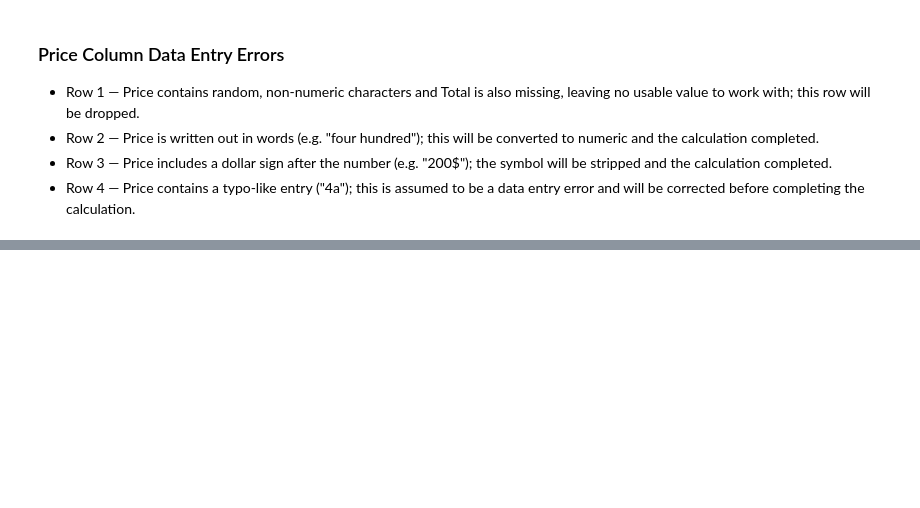
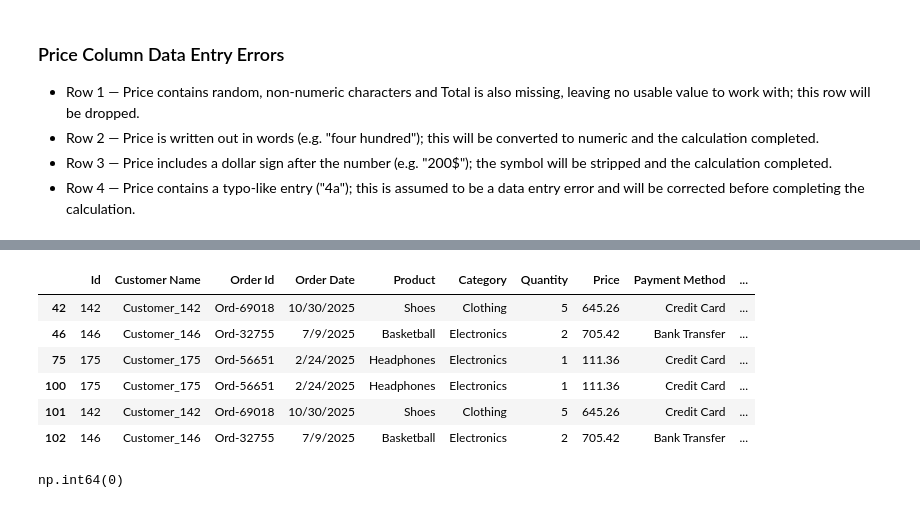
Before and after one commit to FoXx-codes/Sales_eda_classification, a Jupyter notebook: Ecom_EDAK.ipynb, the cells around one changed output, grey strips where cells are left out. Drawn from its saved outputs; the diff is of its cells as text; code cells hidden in the pictures; blank space fills up the shorter version.

```diff
--- a/Ecom_EDAK.ipynb
+++ b/Ecom_EDAK.ipynb
@@ -152,0 +292,17 @@ null_rows
+# %%
+cleaned_data[cleaned_data.duplicated(keep=False)]
+# %% [output]
+|  | Id | Customer Name | Order Id | Order Date | Product | Category | Quantity | Price | Payment Method | ... |
+| 42 | 142 | Customer_142 | Ord-69018 | 10/30/2025 | Shoes | Clothing | 5 | 645.26 | Credit Card | ... |
+| 46 | 146 | Customer_146 | Ord-32755 | 7/9/2025 | Basketball | Electronics | 2 | 705.42 | Bank Transfer | ... |
+| 75 | 175 | Customer_175 | Ord-56651 | 2/24/2025 | Headphones | Electronics | 1 | 111.36 | Credit Card | ... |
+| 100 | 175 | Customer_175 | Ord-56651 | 2/24/2025 | Headphones | Electronics | 1 | 111.36 | Credit Card | ... |
+| 101 | 142 | Customer_142 | Ord-69018 | 10/30/2025 | Shoes | Clothing | 5 | 645.26 | Credit Card | ... |
+| 102 | 146 | Customer_146 | Ord-32755 | 7/9/2025 | Basketball | Electronics | 2 | 705.42 | Bank Transfer | ... |
+# %%
+# dropping the duplicates
+
+cleaned_data = cleaned_data.drop_duplicates(keep='first')
+cleaned_data.duplicated().sum()
+# %% [output]
+np.int64(0)
```
Also changed, not shown: parts of 15 cells of this notebook.
